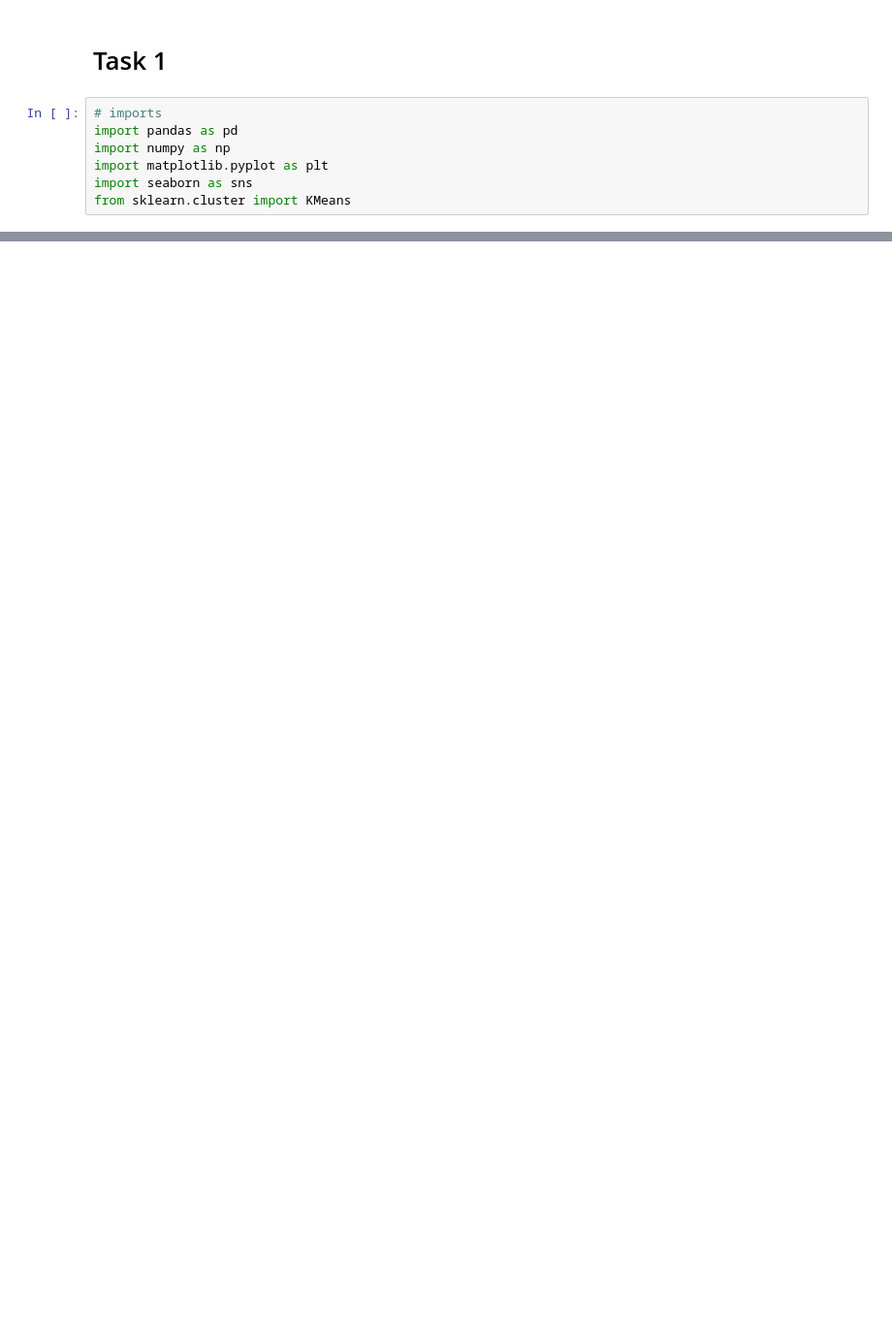
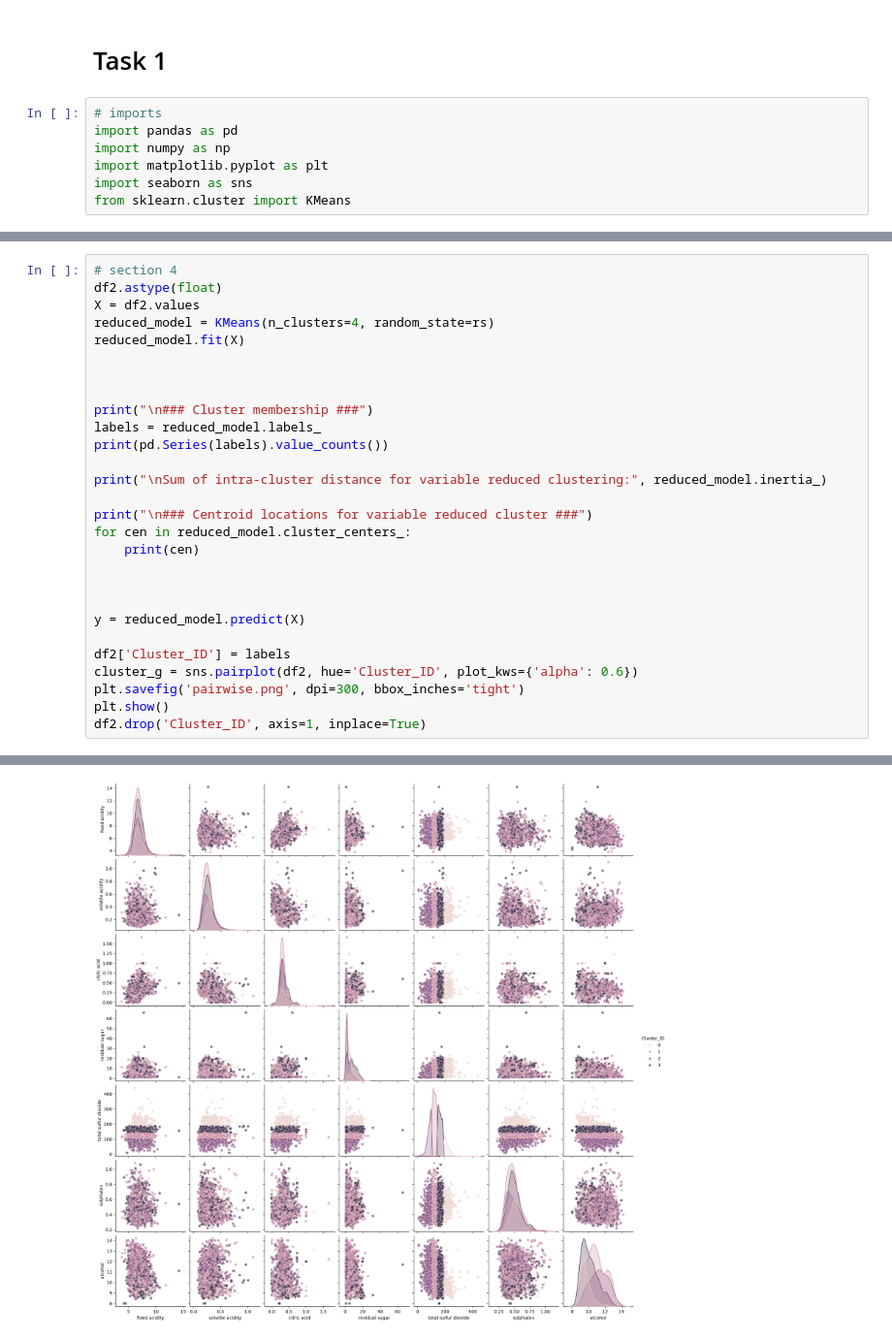
Before and after one commit to TankEngineTom/assessment2_CAB330, a Jupyter notebook: ass2_task2.ipynb, the cells around one changed output, grey strips where cells are left out. Shown at 97% size. Drawn from its saved outputs; the diff is of its cells as text; blank space fills up the shorter version.

```diff
--- a/ass2_task2.ipynb
+++ b/ass2_task2.ipynb
@@ -232,0 +233,29 @@ for cluster 16: inertia 20015.706186191244 & sil score 0.09906195142931619
+# %%
+# section 4
+df2.astype(float)
+X = df2.values
+reduced_model = KMeans(n_clusters=4, random_state=rs)
+reduced_model.fit(X)
+
+
+
+print("\n### Cluster membership ###")
+labels = reduced_model.labels_
+print(pd.Series(labels).value_counts())
+
+print("\nSum of intra-cluster distance for variable reduced clustering:", reduced_model.inertia_)
+
+print("\n### Centroid locations for variable reduced cluster ###")
+for cen in reduced_model.cluster_centers_:
+    print(cen)
+
+
+
+y = reduced_model.predict(X)
+
+df2['Cluster_ID'] = labels
+cluster_g = sns.pairplot(df2, hue='Cluster_ID', plot_kws={'alpha': 0.6})
+plt.savefig('pairwise.png', dpi=300, bbox_inches='tight')
+plt.show()
+df2.drop('Cluster_ID', axis=1, inplace=True)
+# %% [output]
@@ -232,0 +280 @@ for cluster 16: inertia 20015.706186191244 & sil score 0.09906195142931619
+[figure, added]
```
Also changed, not shown: parts of 5 cells of this notebook, 4 other files.
